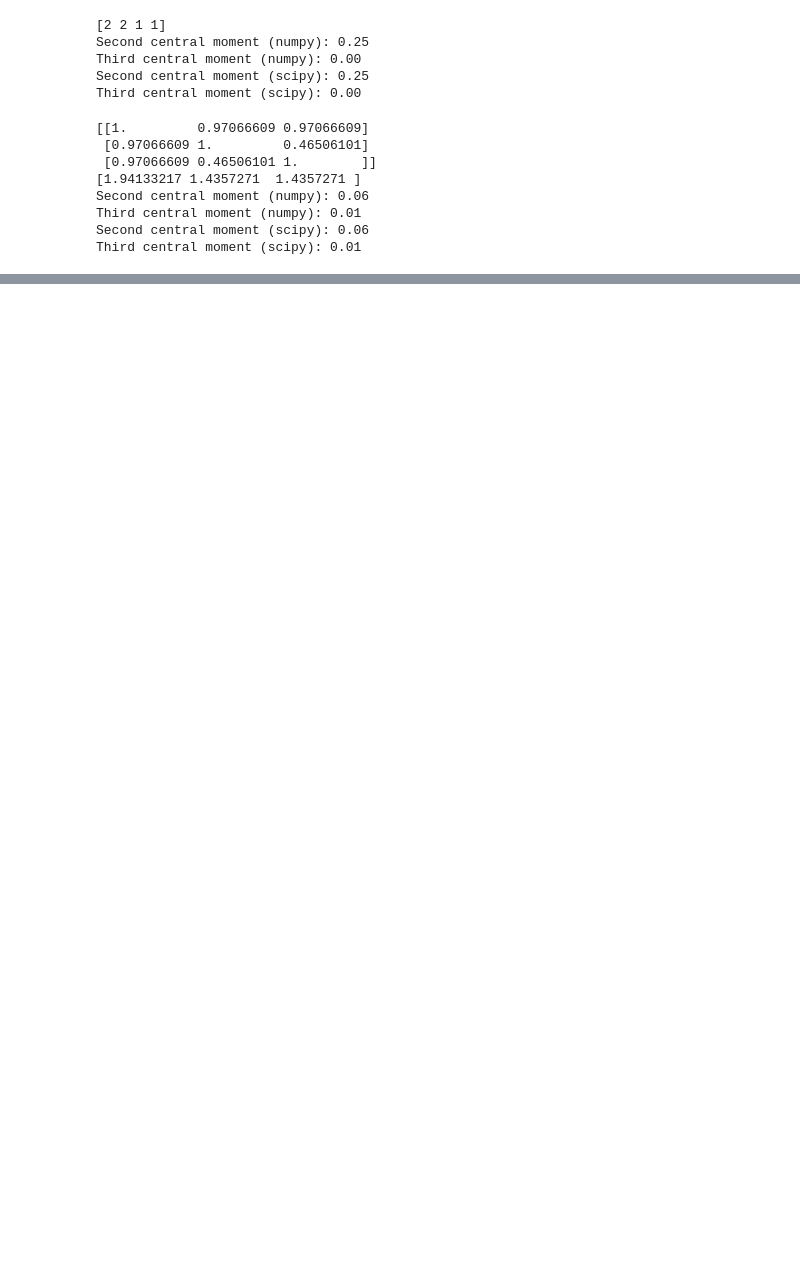
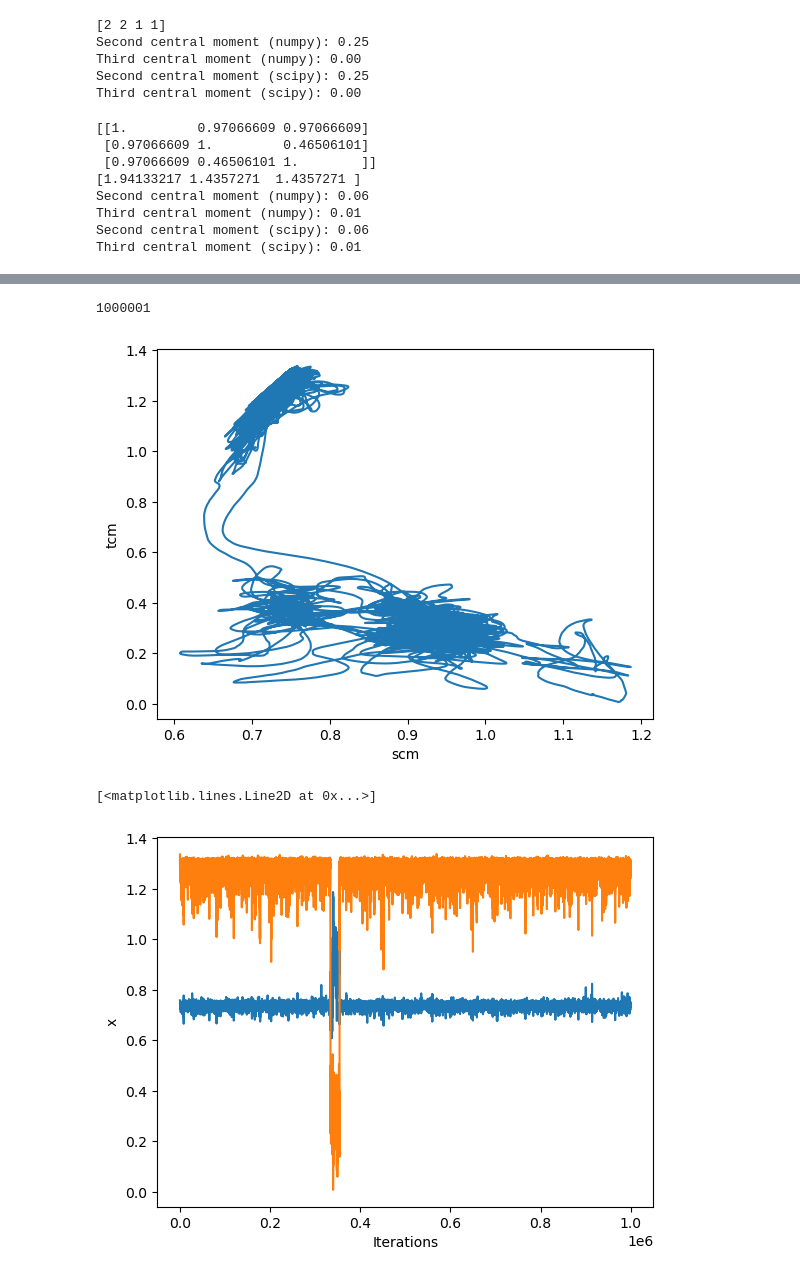
Before and after one commit to Nilsgoe/biASE, a Jupyter notebook: Metadynamics_test.ipynb, the cells around one changed output, grey strips where cells are left out. Cells and saved outputs as stored; diff of their text form; code cells hidden in the pictures; blank space fills up the shorter version.

```diff
--- a/Metadynamics_test.ipynb
+++ b/Metadynamics_test.ipynb
@@ -1816,33 +1966,38 @@ print(np.average(np.array(temperatures)))
 # %%
-traj = read('UnbiasMD.traj@::1')
+traj = Trajectory('UnbiasMD.traj')
 print(len(traj))
 
 
 scm = np.zeros(len(traj))
 tcm = np.zeros(len(traj))
 
 # Define an array to store the temperature at each step
 temperatures = np.zeros(len(traj))
 # Define an array to store the energy at each step
 energy = np.zeros(len(traj))
 kin = np.zeros(len(traj))
 pot = np.zeros(len(traj))
 
 for i,snap in enumerate(traj):
     xyz = snap.get_positions()
     scm[i],tcm[i] =_cvs_moments(xyz,cutoff=1.5)
     # Record the temperature at this step
     temperatures[i] = snap.get_temperature()
     pot[i] = snap.get_potential_energy()
     kin[i] = snap.get_kinetic_energy()
     energy[i] =snap.get_total_energy()
 
 
-plot_2d_bias(trajectory=[scm,tcm])
+plot_2d_bias(trajectory=[scm,tcm],pic_name='MD_langevin.png')
 
 plt.xlabel('Iterations')
 plt.ylabel('x')
 plt.plot(scm)
 plt.plot(tcm)
 #plt.savefig('X_movement_DW_C.png')
+# %% [output]
+1000001
+[figure, added]
+[<matplotlib.lines.Line2D at 0x...>]
+[figure, added]
 # %%
```
Also changed, not shown: parts of 58 cells of this notebook.
